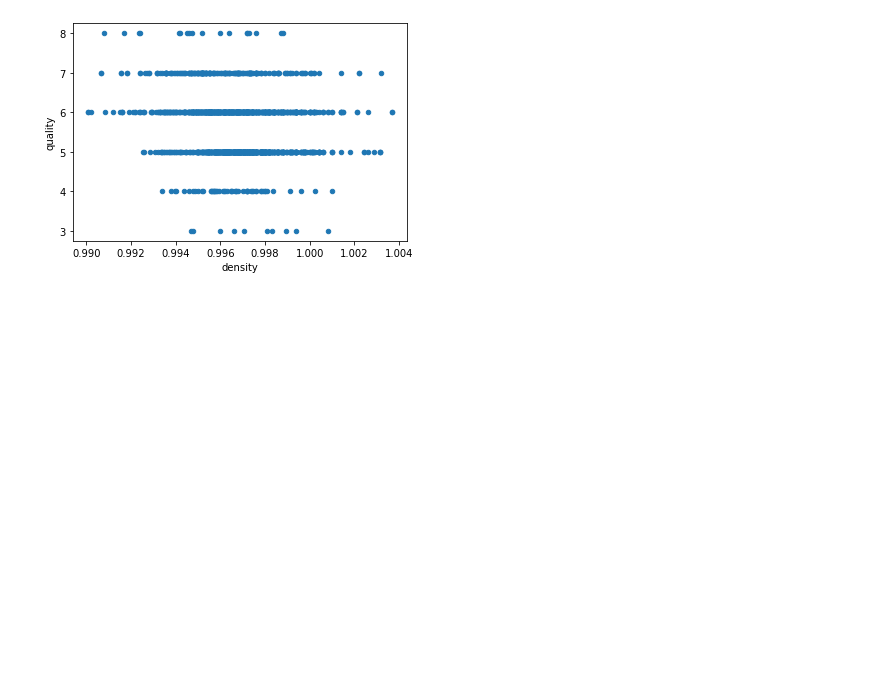
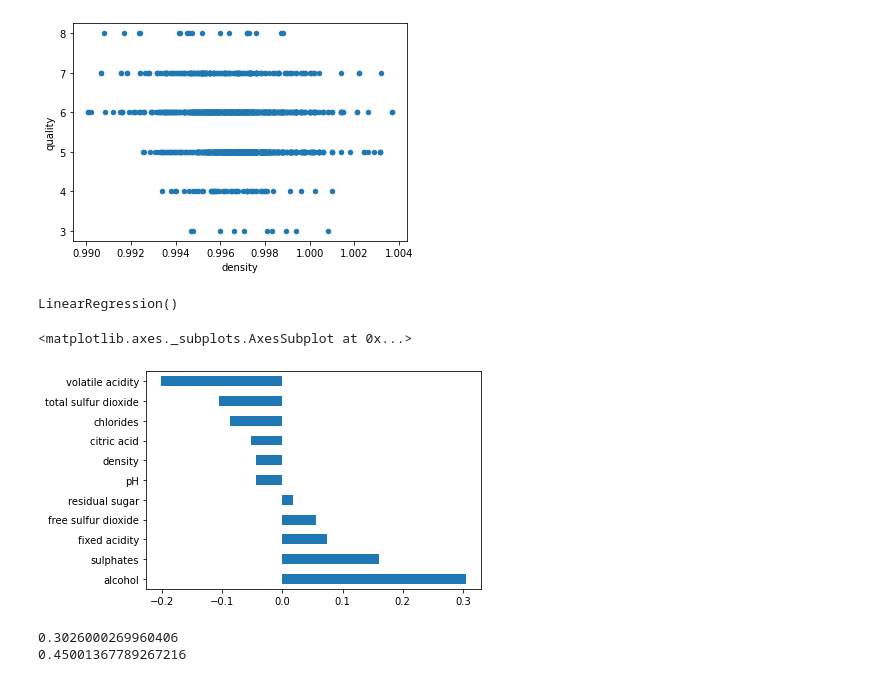
Before and after one commit to vicperotti/BANA780, a Jupyter notebook: simplest_SKLEARN_Wine_Prediction_model_2.ipynb, the cells around one changed output. Cells and saved outputs as stored; diff of their text form; code cells hidden in the pictures; blank space fills up the shorter version.

```diff
--- a/simplest_SKLEARN_Wine_Prediction_model_2.ipynb
+++ b/simplest_SKLEARN_Wine_Prediction_model_2.ipynb
@@ -82,3 +82,30 @@ data.plot.scatter(x='density',y='quality')
 # %% [output]
 <matplotlib.axes._subplots.AxesSubplot at 0x...>
 [figure]
+# %%
+#4.5 data cleaning/wrangling
+#https://scikit-learn.org/stable/modules/generated/sklearn.preprocessing.StandardScaler.html
+
+scaler = preprocessing.StandardScaler().fit(X_train)
+X_train_std = scaler.transform(X_train)
+# %%
+reg = LinearRegression()
+reg.fit(X_train_std, y_train)
+# %% [output]
+LinearRegression()
+# %%
+%matplotlib inline
+feat_importances = pd.Series(reg.coef_, index=X.columns)
+feat_importances.nlargest(20).plot(kind='barh')
+# %% [output]
+<matplotlib.axes._subplots.AxesSubplot at 0x...>
+[figure, added]
+# %%
+#don't forget to do preprocessing to test data before evaluation
+X_test_std = scaler.transform(X_test)
+pred = reg.predict(X_test_std)
+print (r2_score(y_test, pred))
+print (mean_squared_error(y_test, pred))
+# %% [output]
+0.3026000269960406
+0.45001367789267216
```
